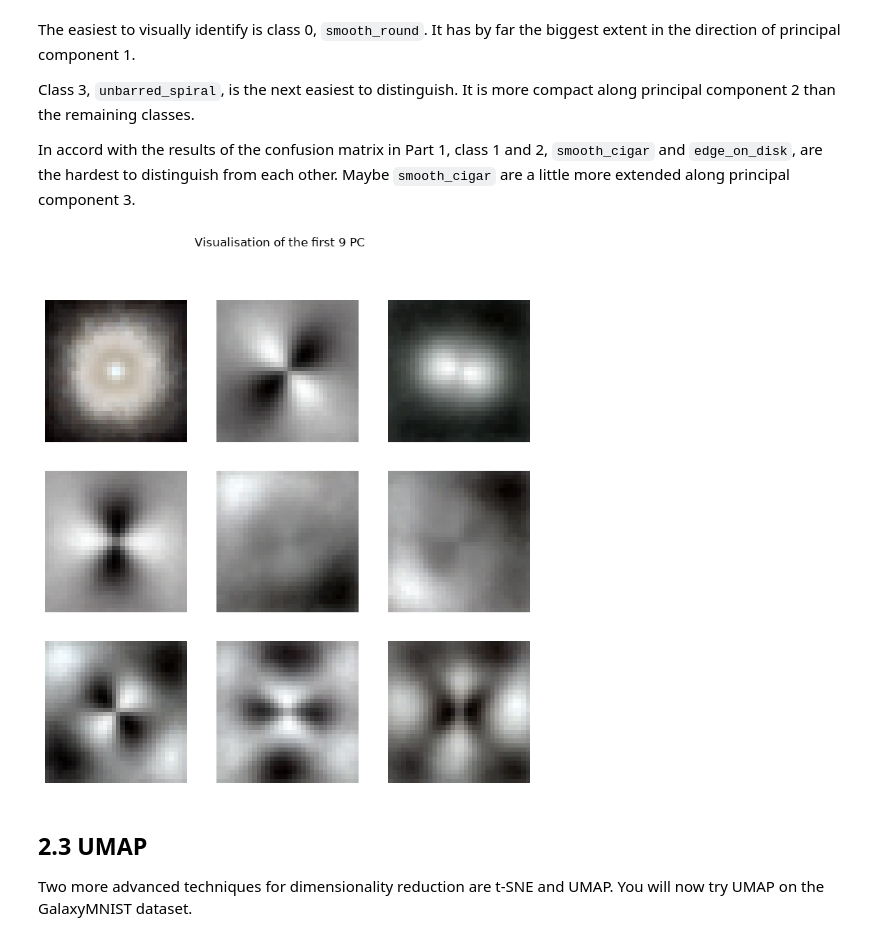
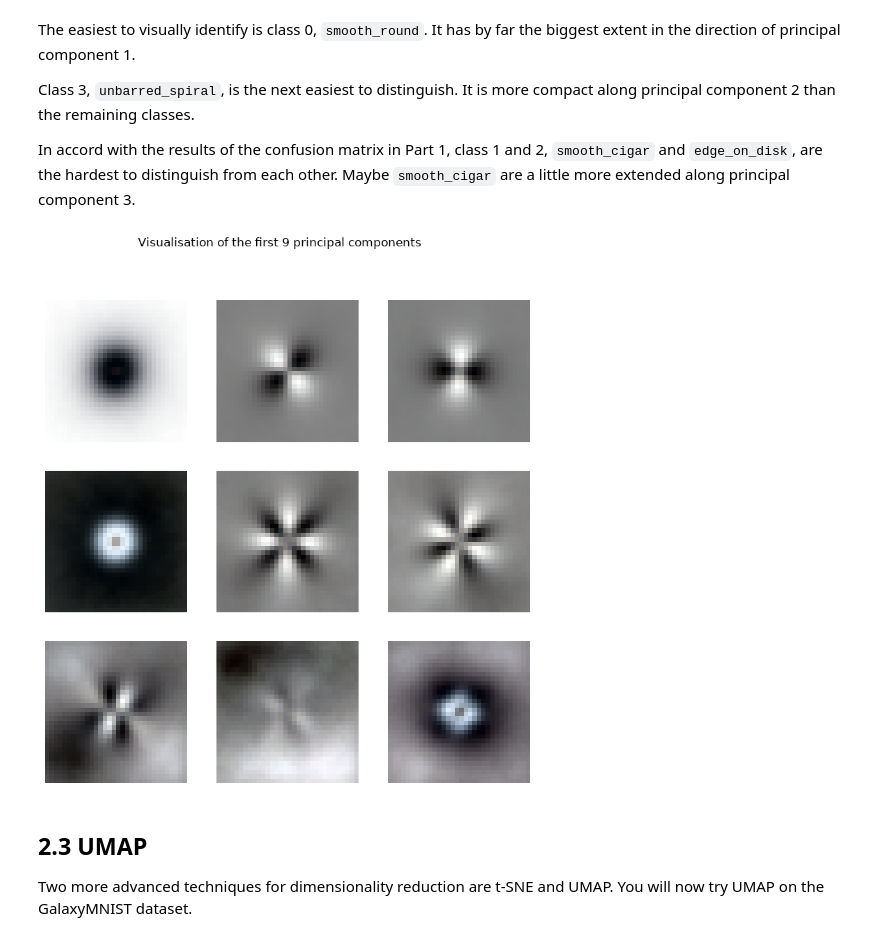
Before and after one commit to Just-Neptun/FP, a Jupyter notebook: S10 Machine Learning/ml_fp/part2.ipynb, the cells around one changed output. Saved outputs shown, nothing was run; the diff lists cells and outputs as text; code cells hidden in the pictures.

```diff
--- a/S10 Machine Learning/ml_fp/part2.ipynb
+++ b/S10 Machine Learning/ml_fp/part2.ipynb
@@ -153,9 +158,7 @@ flat_ds_images = ds_images.reshape(8000, -1)
 
 
 def standardize_tensor(X: torch.Tensor, dim: int | tuple[int, ...]) -> torch.Tensor:
-    X_mean = X.mean(dim, keepdim=True)
-    X_std = X.std(dim, keepdim=True).clamp_min(1e-8)
-    return (X - X_mean) / X_std
+    return X - X.mean(dim, keepdim=True)
 
 
 def get_spectrum(mat: torch.Tensor) -> tuple[torch.Tensor, torch.Tensor]:
@@ -317,16 +320,16 @@ Maybe `smooth_cigar` are a little more extended along principal component 3.
 # %%
 from Part01.visualization import show_galaxies
 
 n_images = 9
 
 vec = eigvec[:, :n_images].transpose(0, 1).reshape(-1, 3, 32, 32)
 vec_norm = (vec - vec.amin(dim=(1, 2, 3), keepdim=True)) / (
     vec.amax(dim=(1, 2, 3), keepdim=True) - vec.amin(dim=(1, 2, 3), keepdim=True)
 )
 
-show_galaxies(vec_norm, f"Visualisation of the first {n_images} PC")
+show_galaxies(vec_norm, f"Visualisation of the first {n_images} principal components")
 # %% [output]
-[figure, old version]
+[figure, new version]
 # %% [markdown]
 ## 2.3 UMAP
 
```
Also changed, not shown: parts of 13 cells of this notebook.
